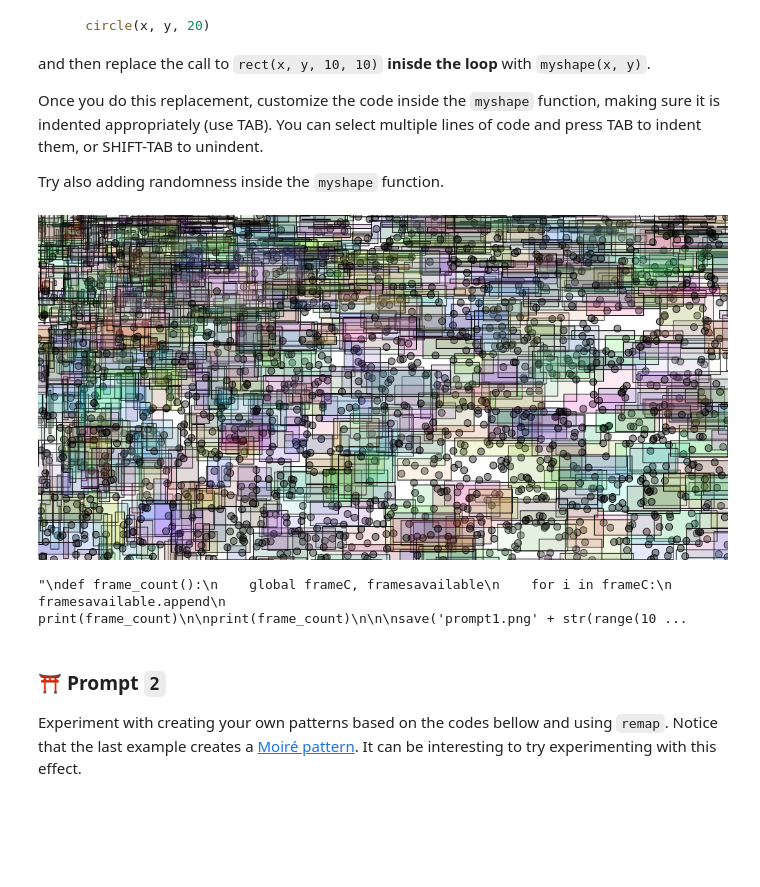
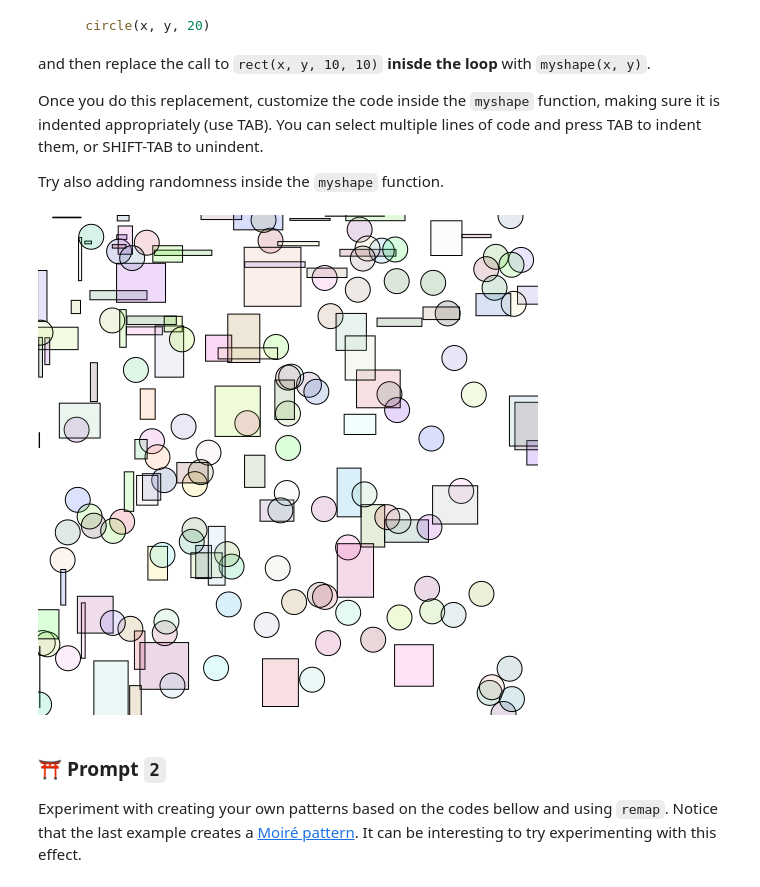
Before and after one commit to Mtj2042/generative_drawing, a Jupyter notebook: weekly/week2/week2_sketchbook.ipynb, the cells around one changed output. Cells and saved outputs as stored; diff of their text form; code cells hidden in the pictures; blank space fills up the shorter version.

```diff
--- a/weekly/week2/week2_sketchbook.ipynb
+++ b/weekly/week2/week2_sketchbook.ipynb
@@ -46,55 +46,41 @@ Once you do this replacement, customize the code inside the `myshape` function,
 
 Try also adding randomness inside the `myshape` function.
 # %%
-create_canvas(1000, 500)
+create_canvas(500, 500)
 background(255)
 
 red_value = random(0,255)
 blue_value = random(0,255)
 green_value = random(0,255)
 
 rect_mode(CENTER)  # Draw rectangles from the center
 def myshape(x,y,x2,y2):
     rect(x*random(0,2),y*random(0,2),x2/4,y2/4)
     #quad(x*random(0,5),y*random(0,5),x2/4,y2/4)
 
 #def myshape2(x,y,w):
   #  circle(x*random,y*random, w)
 
-n = 1600
+n = 100
 
 for i in range(n):
 
     #global (red_value, blue_value, green_value)
     x = random(0, width)
     y = random(0, height)
     w = random(0,100)
     red_value = random(0,255)
     green_value = random(0,255)
     blue_value = random(0,255)
     fill(red_value, green_value, blue_value, 40)
     myshape(x,y,x/2,y/2)
-    fill(0,100)
-    circle(x,y,10)
+    #fill(0,100)
+    circle(x,y,25)
     #myshape2(x,y,w)
 
 show()
-
-'''
-def frame_count():
-    global frameC, framesavailable
-    for i in frameC:
-        framesavailable.append
-        print(frame_count)
-
-print(frame_count)
-
-
-save('prompt1.png' + str(range(1000)))
-'''
 # %% [output]
-[figure, old version]
+[figure, new version]
-"\ndef frame_count():\n    global frameC, framesavailable\n    for i in frameC:\n        framesavailable.append\n        print(frame_count)\n\nprint(frame_count)\n\n\nsave('prompt1.png' + str(range(10 ...
 # %% [markdown]
 ### ⛩ Prompt `2`
 Experiment with creating your own patterns based on the codes bellow and using `remap`. Notice that the last example creates a [Moiré pattern](https://en.wikipedia.org/wiki/Moiré_pattern). It can be interesting to try experimenting with this effect.
```
Also changed, not shown: parts of 5 cells of this notebook, 1 other file.
